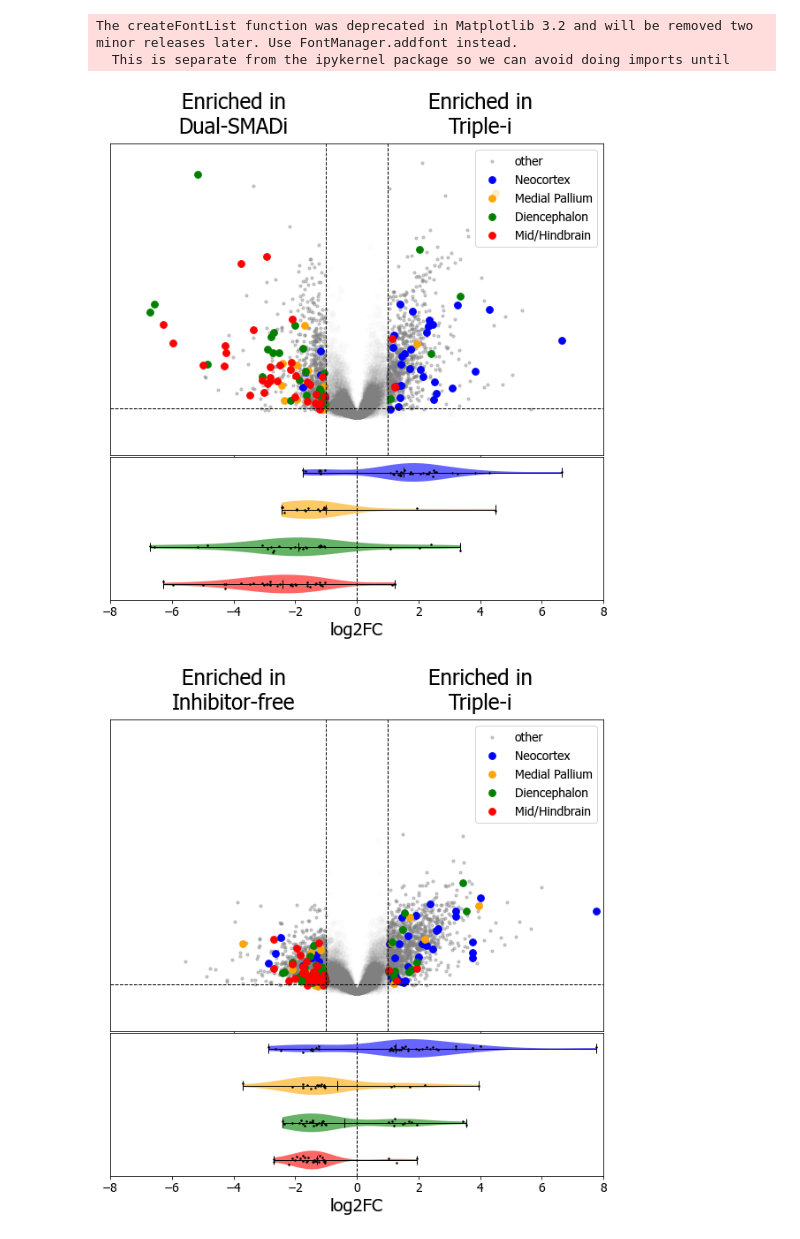
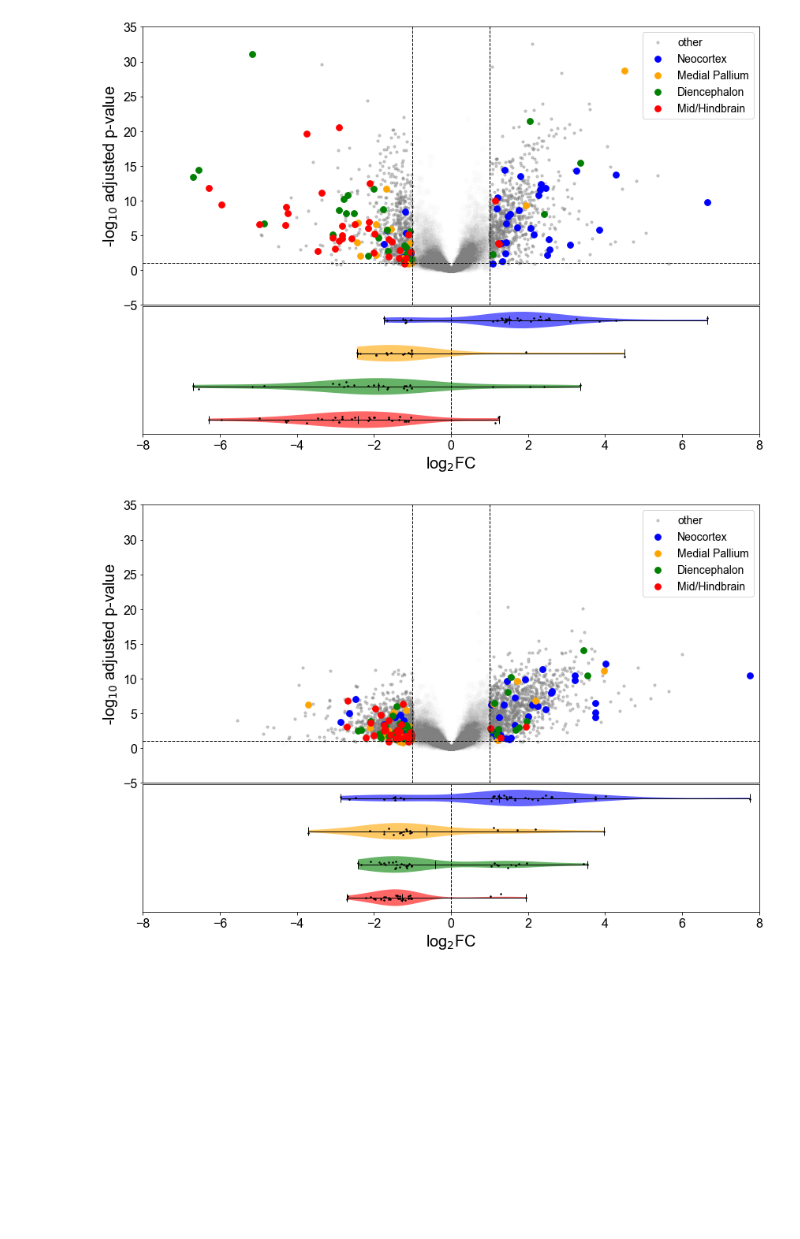
Before and after one commit to daniel-rosebrock/BrainOrganoids, a Jupyter notebook: Fig1_volcano_plots.ipynb, the cells around one changed output. Drawn from its saved outputs; the diff is of its cells as text; code cells hidden in the pictures; blank space fills up the shorter version.

Commit message:
changed font to Arial

```diff
--- a/Fig1_volcano_plots.ipynb
+++ b/Fig1_volcano_plots.ipynb
@@ -16,12 +16,9 @@ stats = importr('stats')
 # %%
 font_dirs = ['/mnt/e/Misc/Python_Fonts', ]
 font_files = font_manager.findSystemFonts(fontpaths=font_dirs)
-font_list = font_manager.createFontList(font_files)
-font_manager.fontManager.ttflist.extend(font_list)
-matplotlib.rcParams['font.family'] = 'tahoma'
+for font_file in font_files:
+    font_manager.fontManager.addfont(font_file)
+matplotlib.rcParams['font.family'] = 'arial'
-# %% [output]
-The createFontList function was deprecated in Matplotlib 3.2 and will be removed two minor releases later. Use FontManager.addfont instead.
-  This is separate from the ipykernel package so we can avoid doing imports until
 # %%
 gene_sets = {}
 full_gene_list = []
@@ -36,11 +31,9 @@ with open('/mnt/e/MPIMG/Elkabetz/AllenBrainAtlas/regional_genes_joined_wk12_to_2
         full_gene_list.append(spl[0])
         gene_info[spl[0]]=spl[2]
 # %%
-color_dict = {'CB':'blue','Thalamus':'lime','Cx':'cyan','HIP':'black','STR':'green'}
-color_dict = {'CB':'red','Thalamus':'green','Cx':'blue','HIP':'orange','STR':'magenta','AMY':'yellow'}
+color_dict = {'CB':'red','Thalamus':'green','Cx':'blue','HIP':'orange'}
 tx_dict = {'sbnx':'Triple-i','sbn':'Dual-SMADi','nt':'Inhibitor-free','other':'other'}
 reg_dict = {'CB':'Mid/Hindbrain','Thalamus':'Diencephalon','Cx':'Neocortex','HIP':'Medial Pallium','other':'other','STR':'Ventral Pallium','AMY':'Amygdala'}
-ordered_regs = ['Cx','STR','AMY','HIP','Thalamus','CB']
 ordered_regs = ['Cx','HIP','Thalamus','CB']
 # %%
 sig_deseq_subset = {}
@@ -71,7 +64,7 @@ for comp in ['sbnx_sbn','sbnx_nt','sbn_nt']:
             sig_deseq_subset[comp][gene] = deseq_subset[gene]
 
     use_bp = False
-    plt.figure(figsize=(10,10))
+    plt.figure(figsize=(14,10))
     gs = gridspec.GridSpec(20, 1,wspace=0.05, hspace=0.05)
     ax = plt.subplot(gs[1:14])
     fs = 10
@@ -105,20 +98,13 @@ for comp in ['sbnx_sbn','sbnx_nt','sbn_nt']:
                 color='gray',alpha=alpha_non_sig)
     plt.axvline(1,linestyle='--',linewidth=1,color='black')
     plt.axvline(-1,linestyle='--',linewidth=1,color='black')
-    #xmax = max(abs(plt.xlim()[0]),abs(plt.xlim()[1]))
     plt.xlim(-8,8)
     plt.ylim(-5,35)
-    #plt.ylim(-y_max*0.1,y_max*0.1+y_max)
-    #plt.xticks([])
     plt.legend(fontsize=14,loc='upper right')
-    #plt.ylabel('-log10 pval',fontsize=20)
-
-    #plt.title('Enriched in\n'+tx_dict[comp.split("_")[0]]+' '*20+'Enriched in\n'+tx_dict[comp.split("_")[1]],fontsize=24)
-    plt.xticks([-4,4],['Enriched in\n'+tx_dict[comp.split("_")[1]],'Enriched in\n'+tx_dict[comp.split("_")[0]]],fontsize=24)
-    ax.xaxis.set_tick_params(labeltop='on')
-    #plt.yticks(fontsize=14)
-    plt.yticks([])
+    plt.ylabel('-log$_{10}$ adjusted p-value',fontsize=20)
+    plt.yticks(range(-5,36,5),fontsize=16)
     plt.axhline(-np.log(0.1)/np.log(10),linestyle='--',linewidth=1,color='black')
+    plt.xticks([])
 
     ax = plt.subplot(gs[14:])
 
@@ -130,44 +116,41 @@ for comp in ['sbnx_sbn','sbnx_nt','sbn_nt']:
     for j,reg in enumerate(regs):
         colors.append(color_dict[reg])
         vals.append([plot_xy[gene][0] for gene in gene_sets[reg] if gene in plot_xy and gene in sig_reg_genes])
-        #vals.append([plot_xy[gene][0] for gene in gene_sets[reg] if gene in plot_xy and deseq_data[gene][1] < 0.1])
-        #vals.append([plot_xy[gene][0] for gene in gene_sets[reg] if gene in plot_xy])# and deseq_data[gene][1] < 0.1])
         positions.append(j)
 
     if not use_bp:
         vp = ax.violinplot(vals, positions, points=40, widths=0.5,
                           showmeans=True, showextrema=True,
                           vert=False)
         for j,patch in enumerate(vp['bodies']):
             patch.set_facecolor(colors[j])
             patch.set_alpha(0.6)
         for feature in ['cbars','cmins','cmaxes','cmeans']:
             vp[feature].set_color('black')
             vp[feature].set_linewidth(1)
     else:
         bp = ax.boxplot(vals,positions=positions,showfliers=False,vert=False, patch_artist=True,zorder=1)
         for j,patch in enumerate(bp['boxes']):
             patch.set_facecolor(color=colors[j])
         for j,whisker in enumerate(bp['whiskers']):
             whisker.set(color='black', linewidth=1)
         for j,cap in enumerate(bp['caps']):
             cap.set(color='black', linewidth=1)
         for j,median in enumerate(bp['means']):
             median.set(color='black', linewidth=1)
 
     ## make point plots
     for val,pos,col in zip(vals,positions,colors):
         plt.plot(val,[pos]*len(val)+np.random.randn(len(val))*0.05,'.',markersize=3,color='black',zorder=2)
 
-    #plt.yticks(range(len(regs)-1,-1,-1),[reg_dict[reg] for reg in ordered_regs],fontsize=16)
     plt.yticks([])
     plt.axvline(0,color='black',linewidth=1,linestyle='--')
     plt.xlabel('region')
-    plt.xlabel('log2FC',fontsize=20)
+    plt.xlabel('log$_{2}$FC',fontsize=20)
     plt.xlim(-8,8)
-    plt.xticks(np.linspace(-8,8,9),fontsize=14)
-    plt.show()
-    #plt.savefig('/mnt/e/MPIMG/Elkabetz/Figures/Volcano_Plots_v3/'+comp+'.merged_all.pdf')
+    plt.xticks(np.linspace(-8,8,9),fontsize=16)
+    plt.savefig('figures/fig1/'+comp+'.merged_all.pdf',bbox_inches='tight')
+    plt.savefig('figures/fig1/'+comp+'.merged_all.png',bbox_inches='tight',dpi=500)
 # %% [output]
-[figure, old version]
+[figure, new version]
-[figure, old version]
+[figure, new version]
```
Also changed, not shown: parts of 2 cells of this notebook, 4 other files.
